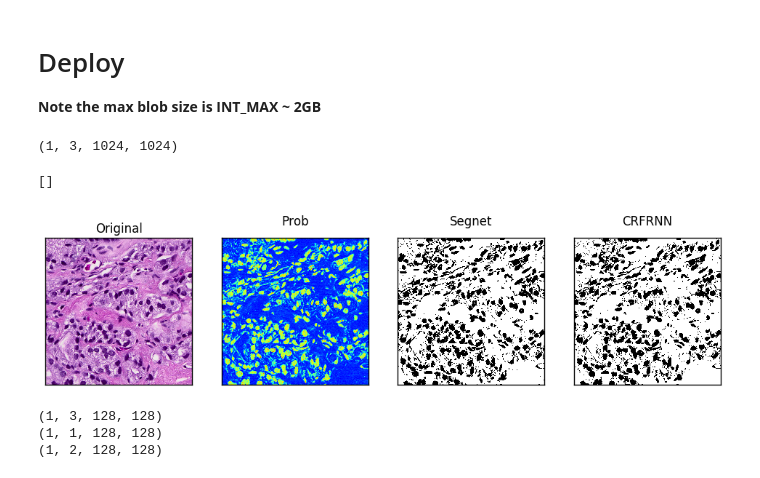
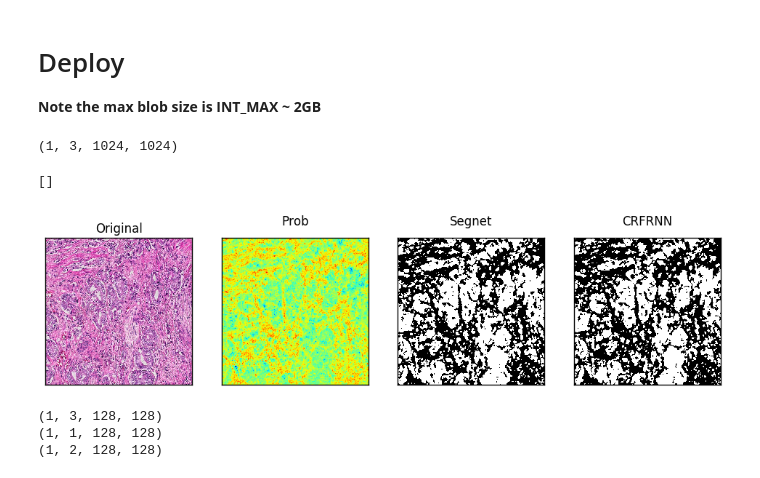
Before and after one commit to nathanin/caffe-segnet-crf, a Jupyter notebook: notebooks_osx/segnet-crfrnn-surgery.ipynb, the cells around one changed output. Drawn from its saved outputs; the diff is of its cells as text; code cells hidden in the pictures.

Commit message:
update osx notebook models

```diff
--- a/notebooks_osx/segnet-crfrnn-surgery.ipynb
+++ b/notebooks_osx/segnet-crfrnn-surgery.ipynb
@@ -19,37 +19,37 @@ caffe.set_mode_cpu()
 # %%
 # netdef = '/home/nathan/caffe-segnet-crf/notebooks/deploy-SegNet-CRFRNN.prototxt'
 # weight = '/home/nathan/mzmo/analysis/nuclear_seg/weights/finetune_crfrnn_iter_15775.caffemodel'
-netdef = '/Users/nathaning/software/caffe-segnet-crf/notebooks/models/deploy-segnet-crfrnn-small.prototxt'
-weight = '/Users/nathaning/databases/nuclei/crfrnn_iter_32240.caffemodel'
+netdef = '/Users/nathaning/software/caffe-segnet-crf/notebooks_osx/models/deploy-segnet-crfrnn-small.prototxt'
+weight = '/Users/nathaning/databases/pca/crfrnn_iter_15000.caffemodel'
 net = caffe.Net(netdef, weight, caffe.TEST)
 # %%
-imglist = glob.glob('/Users/nathaning/_projects/mzmo/data/nuclei/source_nuclei_0/feature/*.png')
+imglist = glob.glob('/Users/nathaning/databases/pca/original_feature/*.jpg')
 
 # imgpath = '/home/nathan/mzmo/data/nuclei/nuclei_seg_0.1/_feature/SP 04-1514 2 L3_001(5+4)_13_1.tif'
 imgpath = np.random.choice(imglist)
 img_ = cv2.imread(imgpath)
 img_ = img_[:,:,::-1]
 img = cv2.resize(img_, dsize=(1024, 1024))
 img = img.transpose((2,0,1))
 img = np.expand_dims(img, 0)
 print img.shape
 
 # net.blobs['data'].data[...] = img
 
 _ = net.forward(data=img, end='crfrnn')
 
 fig, ax = plt.subplots(1,4, figsize=(12,5))
 ax[0].imshow(img_); ax[0].set_title('Original'); ax[0].set_yticks([]); ax[0].set_xticks([])
 ax[1].matshow(np.squeeze(net.blobs['crfrnn'].data[0,1,:,:]))
 ax[1].set_title('Prob'); ax[1].set_yticks([]); ax[1].set_xticks([])
 ax[2].matshow(np.argmax(np.squeeze(net.blobs['conv_classifier'].data[0,:,:,:]), axis=0), cmap='Greys')
 ax[2].set_title('Segnet'); ax[2].set_yticks([]); ax[2].set_xticks([])
 ax[3].matshow(np.argmax(np.squeeze(net.blobs['crfrnn'].data[0,:,:,:]), axis=0), cmap='Greys')
 ax[3].set_title('CRFRNN'); ax[3].set_yticks([]); ax[3].set_xticks([])
 # %% [output]
 (1, 3, 1024, 1024)
 []
-[figure, old version]
+[figure, new version]
 # %%
 fig, ax = plt.subplots(1,5, figsize=(12,3))
 
```
Also changed, not shown: 6 other files.
